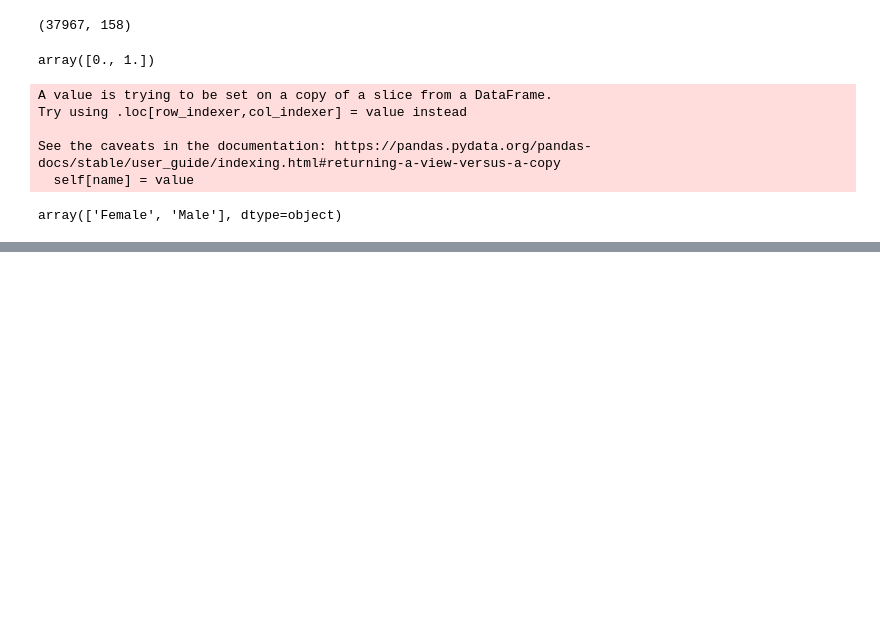
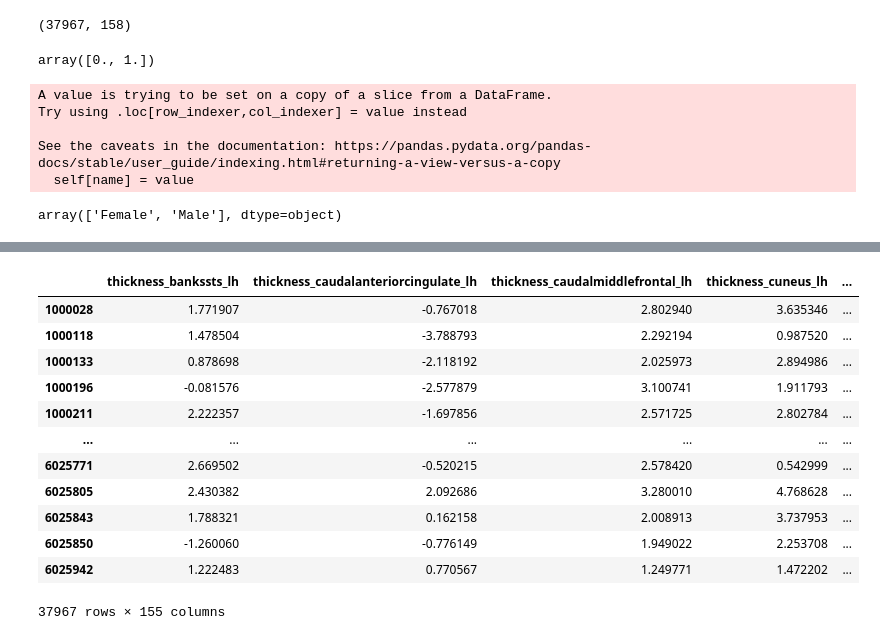
Before and after one commit to tighu20/adni_phenotypes, a Jupyter notebook: data/Preprocessing UKB data.ipynb, the cells around one changed output, grey strips where cells are left out. Drawn from its saved outputs; the diff is of its cells as text; code cells hidden in the pictures; blank space fills up the shorter version.

```diff
--- a/data/Preprocessing UKB data.ipynb
+++ b/data/Preprocessing UKB data.ipynb
@@ -167,0 +203,6 @@ df_all.shape
+# %%
+# Removing demographic columns and putting in the right order for scaler
+df_all = df_all[features_cort + features_vol + features_vol_extra]
+# %%
+scaler = joblib.load('adni_train_scaler.joblib')
+scaler.mean_
@@ -167,0 +227,18 @@ df_all.shape
+# %%
+ukb_scaled = pd.DataFrame(scaler.transform(df_all), columns=df_all.columns, index=df_all.index)
+# %%
+ukb_scaled
+# %% [output]
+|  | thickness_bankssts_lh | thickness_caudalanteriorcingulate_lh | thickness_caudalmiddlefrontal_lh | thickness_cuneus_lh | ... |
+| 1000028 | 1.771907 | -0.767018 | 2.802940 | 3.635346 | ... |
+| 1000118 | 1.478504 | -3.788793 | 2.292194 | 0.987520 | ... |
+| 1000133 | 0.878698 | -2.118192 | 2.025973 | 2.894986 | ... |
+| 1000196 | -0.081576 | -2.577879 | 3.100741 | 1.911793 | ... |
+| 1000211 | 2.222357 | -1.697856 | 2.571725 | 2.802784 | ... |
+| ... | ... | ... | ... | ... | ... |
+| 6025771 | 2.669502 | -0.520215 | 2.578420 | 0.542999 | ... |
+| 6025805 | 2.430382 | 2.092686 | 3.280010 | 4.768628 | ... |
+| 6025843 | 1.788321 | 0.162158 | 2.008913 | 3.737953 | ... |
+| 6025850 | -1.260060 | -0.776149 | 1.949022 | 2.253708 | ... |
+| 6025942 | 1.222483 | 0.770567 | 1.249771 | 1.472202 | ... |
+37967 rows × 155 columns
```
Also changed, not shown: parts of 8 cells of this notebook, 1 other file.
